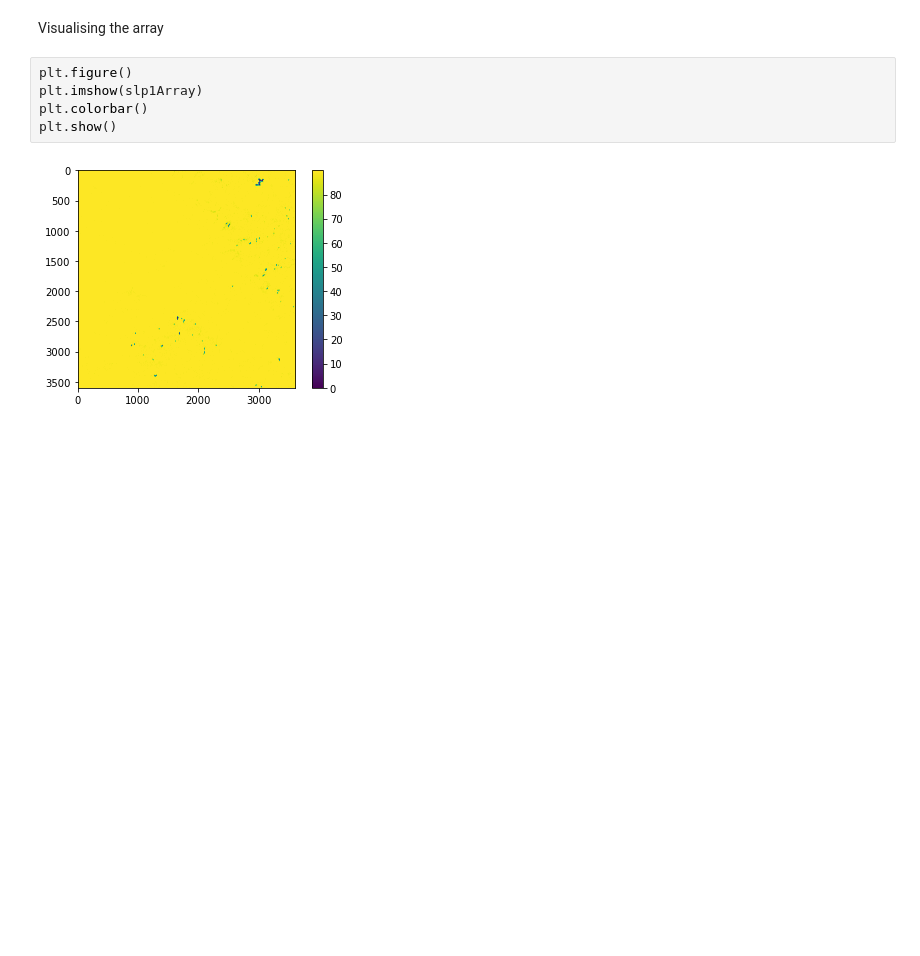
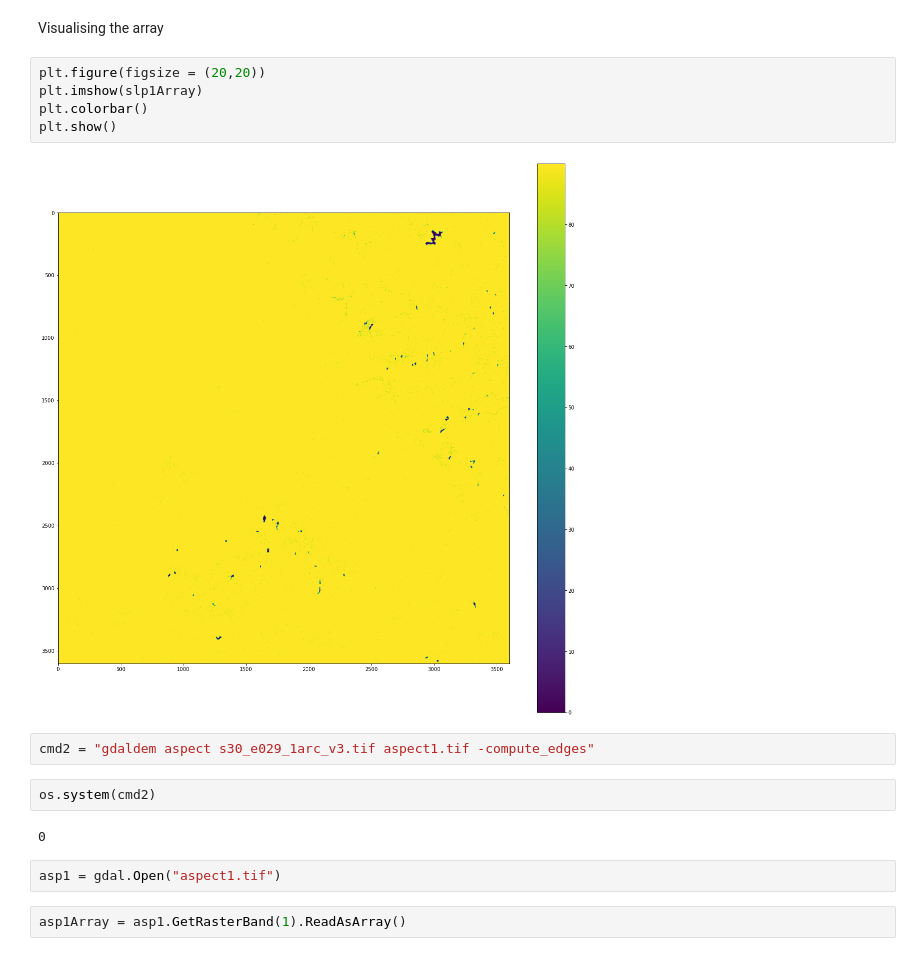
Before and after one commit to VikkiWalls/30-Day-Map-Challenge-2022, a Jupyter notebook: Day 7 - Raster Alternative.ipynb, the cells around one changed output. Drawn from its saved outputs; the diff is of its cells as text; blank space fills up the shorter version.

```diff
--- a/Day 7 - Raster Alternative.ipynb
+++ b/Day 7 - Raster Alternative.ipynb
@@ -35,9 +35,19 @@ slp1Array = slp1.GetRasterBand(1).ReadAsArray()
 # %% [markdown]
 Visualising the array
 # %%
-plt.figure()
+plt.figure(figsize = (20,20))
 plt.imshow(slp1Array)
 plt.colorbar()
 plt.show()
 # %% [output]
-[figure, old version]
+[figure, new version]
+# %%
+cmd2 = "gdaldem aspect s30_e029_1arc_v3.tif aspect1.tif -compute_edges"
+# %%
+os.system(cmd2)
+# %% [output]
+0
+# %%
+asp1 = gdal.Open("aspect1.tif")
+# %%
+asp1Array = asp1.GetRasterBand(1).ReadAsArray()
```
Also changed, not shown: parts of 6 cells of this notebook, 1 other file.
